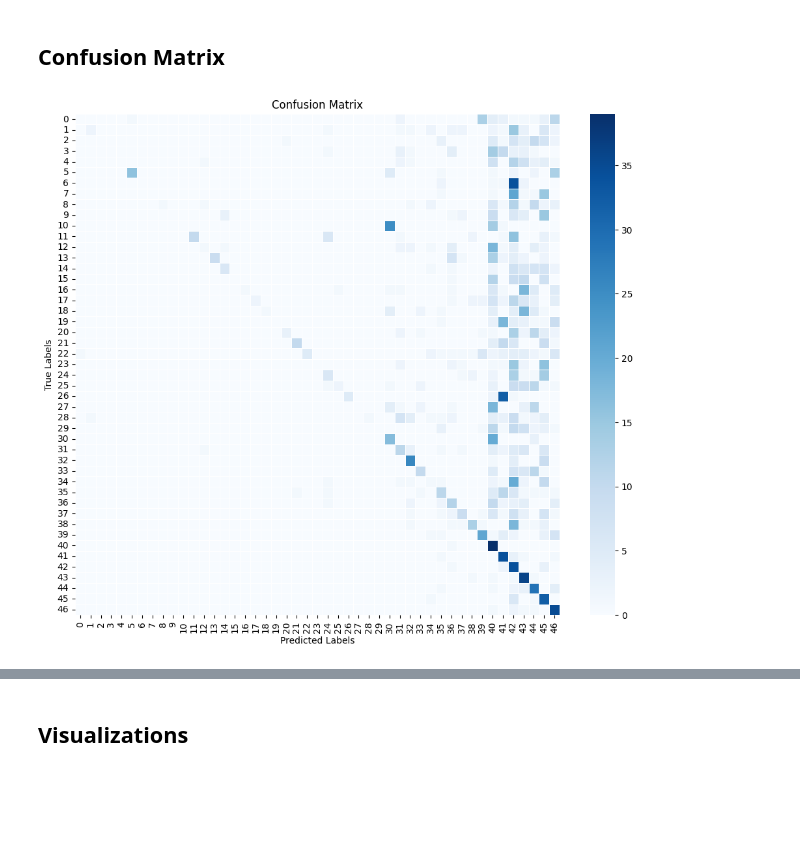
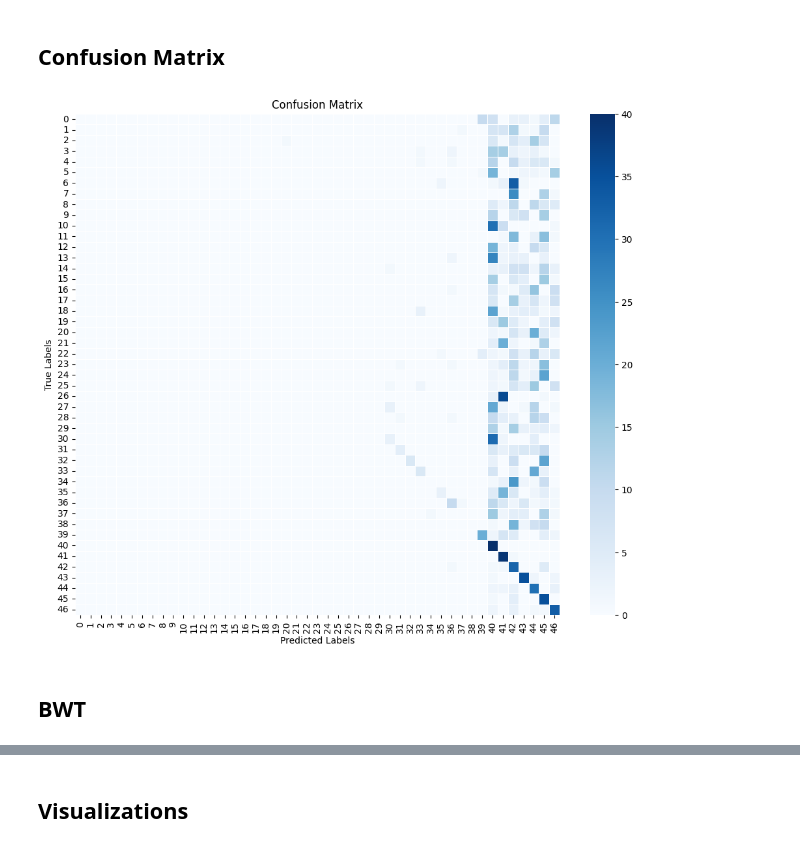
Before and after one commit to avelynkwong/fg-continual-learning, a Jupyter notebook: eda2_train_new_task.ipynb, the cells around one changed output, grey strips where cells are left out. Drawn from its saved outputs; the diff is of its cells as text; code cells hidden in the pictures; blank space fills up the shorter version.

```diff
--- a/eda2_train_new_task.ipynb
+++ b/eda2_train_new_task.ipynb
@@ -736,32 +737,34 @@ def get_confusion_matrix(model, test_loader, num_classes):
 
     cm = confusion_matrix(all_labels, all_preds, labels=range(num_classes))
     return cm
 
 num_classes = 47
 
 model = models.resnet18(pretrained=True)
 modify_resnet_head(model, num_classes)
-model.load_state_dict(torch.load("model-replay-DTD.pth"))
+model.load_state_dict(torch.load("model-naive-DTD.pth"))
 model.cuda()
 
 test_loader = torch.utils.data.DataLoader(
     test_dataset,
     batch_size=256,
     shuffle=False,
     num_workers=4,
     worker_init_fn=seed_worker,
     generator=g
 )
 
 # Get the confusion matrix
 cm = get_confusion_matrix(model, test_loader, num_classes)
 
 # --- Display the Confusion Matrix ---
 plt.figure(figsize=(12, 10))
 sns.heatmap(cm, annot=False, fmt="d", cmap="Blues", linewidths=.5)
 plt.xlabel("Predicted Labels")
 plt.ylabel("True Labels")
 plt.title("Confusion Matrix")
 plt.show()
 # %% [output]
-[figure, old version]
+[figure, new version]
+# %% [markdown]
+## BWT
```
Also changed, not shown: parts of 3 cells of this notebook.
